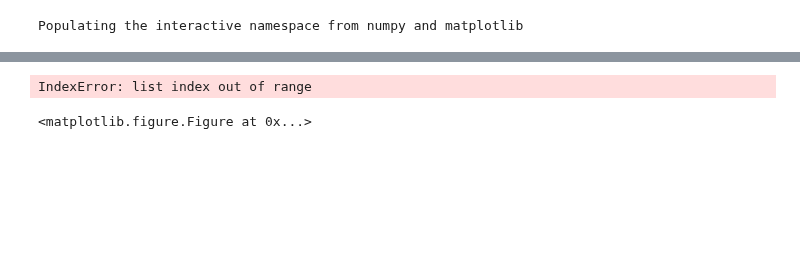
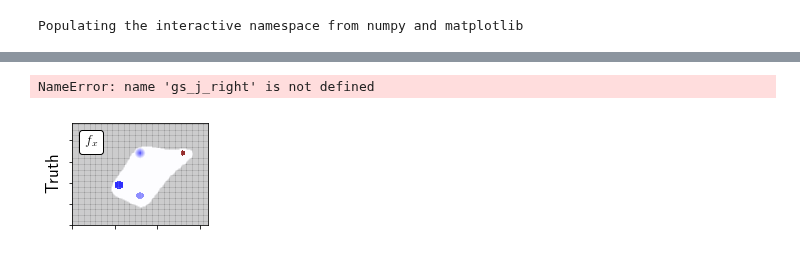
Before and after one commit to jcalifornia/tractionforce, a Jupyter notebook: paper/numerics/fig3 (comprehensive panel).ipynb, the cells around one changed output, grey strips where cells are left out. Cells and saved outputs as stored; diff of their text form; code cells hidden in the pictures; blank space fills up the shorter version.

```diff
--- a/paper/numerics/fig3 (comprehensive panel).ipynb
+++ b/paper/numerics/fig3 (comprehensive panel).ipynb
@@ -364,21 +367,24 @@ im = []
 maxmagnitude = 2
 gs0 = gridspec.GridSpec(len(pad_results)+1,1)
 
+j = 0
+
 gs_j = []
+gs_j += [gridspec.GridSpecFromSubplotSpec(1,1,
+                subplot_spec=gs0[0],hspace = 0.02 )]
 
 gs_j_innergrids = []
 
 gs_j_innergrids+= [[]]
 #################### Truth
-gs_j_innergrids[j] += [gridspec.GridSpecFromSubplotSpec(1,2,
-        subplot_spec = gs_j[j][0,0], wspace=0.05, hspace = 0.05)]
+gs_j_innergrids[j] += [gridspec.GridSpecFromSubplotSpec(1,2,subplot_spec = gs_j[j][0,0], wspace=0.05, hspace = 0.05)]
 #######################
 
 
 ax += [plt.Subplot(fig, gs_j_innergrids[j][-1][0,0])]
 fig.add_subplot(ax[-1])
 im+= [ax[-1].pcolormesh(pad_x* 1e4,rasterized=True,
-                     cmap='seismic_r',vmax=max_annulus,vmin=-max_annulus)]
+                     cmap='seismic_r',vmax=maxmagnitude,vmin=-maxmagnitude)]
 im[-1].axes.set_aspect('equal')
 ax[-1].pcolormesh(pad_imarray==0,rasterized=True,
                            cmap='gray',alpha=0.05).axes.set_aspect('equal')
@@ -396,7 +402,7 @@ ax[-1].add_artist(at)
 ax += [plt.Subplot(fig, gs_j_right[0][0,1])]
 fig.add_subplot(ax[-1])
 ax[-1].pcolormesh(pad_y* 1e4,rasterized=True,
-                     cmap='seismic_r',vmax=max_annulus,vmin=-max_annulus).axes.set_aspect('equal')
+                     cmap='seismic_r',vmax=maxmagnitude,vmin=-maxmagnitude).axes.set_aspect('equal')
 ax[-1].pcolormesh(pad_imarray==0,rasterized=True,
                            cmap='gray',alpha=0.05).axes.set_aspect('equal')
 ax[-1].set_yticklabels([])
@@ -461,35 +467,35 @@ for j in range(5):
     ax[-1].set_yticklabels([])
     ax[-1].set_xticklabels([])
     ax[-1].set_ylabel(Phi_labels[j], fontsize=20)
     ax += [plt.Subplot(fig, gs_j_innergrids[j][-1][0,1])]
     fig.add_subplot(ax[-1])
 
 
     at = AnchoredText("$\hat{f}_{y}$",
                   prop=dict(size=14), frameon=True,
                   loc=2,
                   )
     at.patch.set_boxstyle("round,pad=0.,rounding_size=0.2")
     ax[-1].add_artist(at)
 
-    z = np.ma.masked_array(best_s_vals_y, np.abs(best_s_vals_y) < 1e-5)
+    z = np.ma.masked_array(best_s_vals_y, np.abs(best_s_vals_y) < 1e-6)
     ax[-1].pcolormesh(z, rasterized = True,
                         cmap='seismic_r',vmax = maxmagnitude, vmin=-maxmagnitude).axes.set_aspect('equal')
     ax[-1].set_yticklabels([])
     ax[-1].set_xticklabels([])
 
 
 cb = fig.colorbar(im[0], ax = ax, fraction=0.04, pad=0.02,  orientation='horizontal' ) #format=ticker.FuncFormatter(fmt),
 cb.ax.tick_params(labelsize=16)
 cb.set_label(label=r"$\times 10^{-4}$")
 #plt.savefig("fig2.pdf",bbox_inches='tight',
 #               transparent=True,
 #               pad_inches=0, dpi=400)
 
 
 
-plt.savefig("../figures/fig3.pdf",bbox_inches='tight',
-               transparent=True)
+#plt.savefig("../figures/fig3.pdf",bbox_inches='tight',
+#               transparent=True)
 # %% [output]
-IndexError: list index out of range
+NameError: name 'gs_j_right' is not defined
-<matplotlib.figure.Figure at 0x...>
+[figure, added]
```
Also changed, not shown: parts of 2 cells of this notebook, 9 other files.
